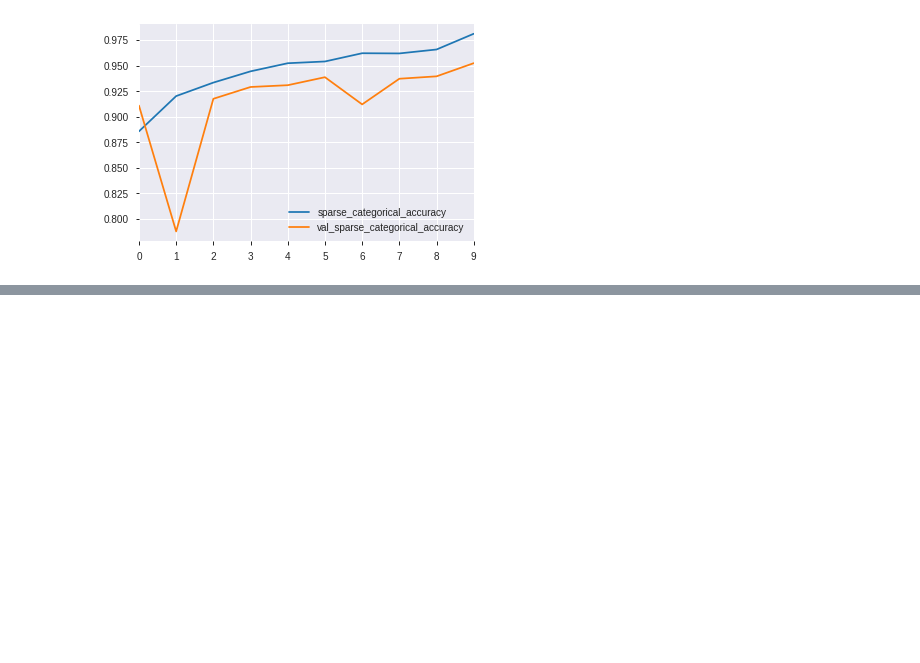
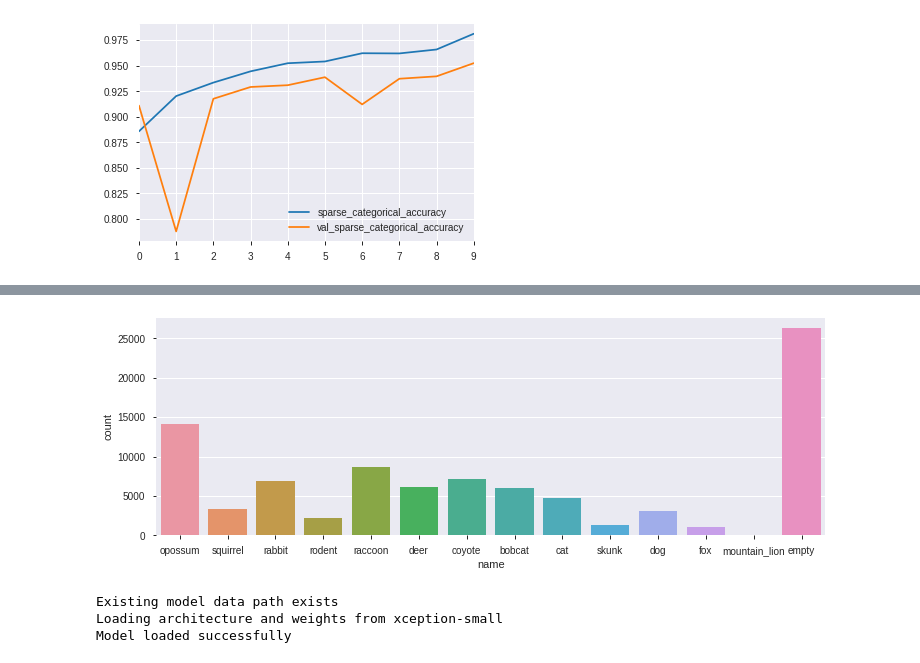
Before and after one commit to mjurkus/ai_bootcamp_9_iWildCam, a Jupyter notebook: iWildCamp.ipynb, the cells around one changed output, grey strips where cells are left out. Drawn from its saved outputs; the diff is of its cells as text; code cells hidden in the pictures; blank space fills up the shorter version.

```diff
--- a/iWildCamp.ipynb
+++ b/iWildCamp.ipynb
@@ -350,3 +348,8 @@ learner_weighted.show_history('acc')
 # %% [output]
 [figure]
 [figure]
+# %%
+empty_only = df[df['name'] == 'empty'].sample(frac = 0.2, random_state=42)
+df2 = df.copy()
+df2.drop(df2[df2['name'] == 'empty'].index, inplace=True)
+df2 = df2.append(empty_only, sort=True)
@@ -352,0 +383,5 @@ learner_weighted.show_history('acc')
+# %%
+plt.figure(figsize=(12,4))
+sns.countplot(x='name', data=df2);
+# %% [output]
+[figure, added]
@@ -352,0 +420,13 @@ learner_weighted.show_history('acc')
+# %%
+learner_small = ImageLearner(
+    model_path=Path('xception-small'),
+    data=data_container,
+    base_model=keras.applications.Xception,
+    input_shape=IMG_DIMS,
+    activation=keras.activations.softmax,
+    dropout=0.2,
+)
+# %% [output]
+Existing model data path exists
+Loading architecture and weights from xception-small
+Model loaded successfully
```
Also changed, not shown: parts of 9 cells of this notebook.
